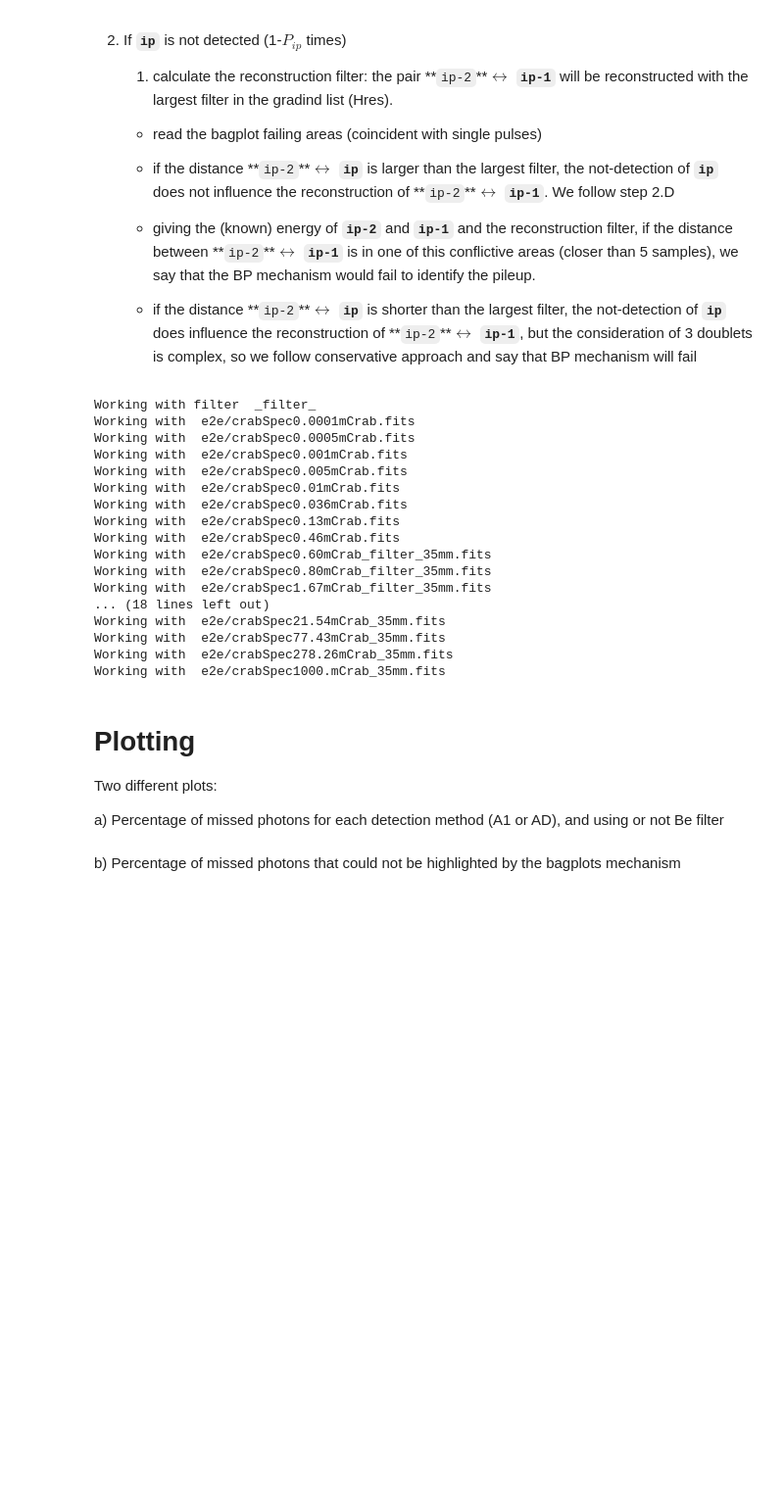
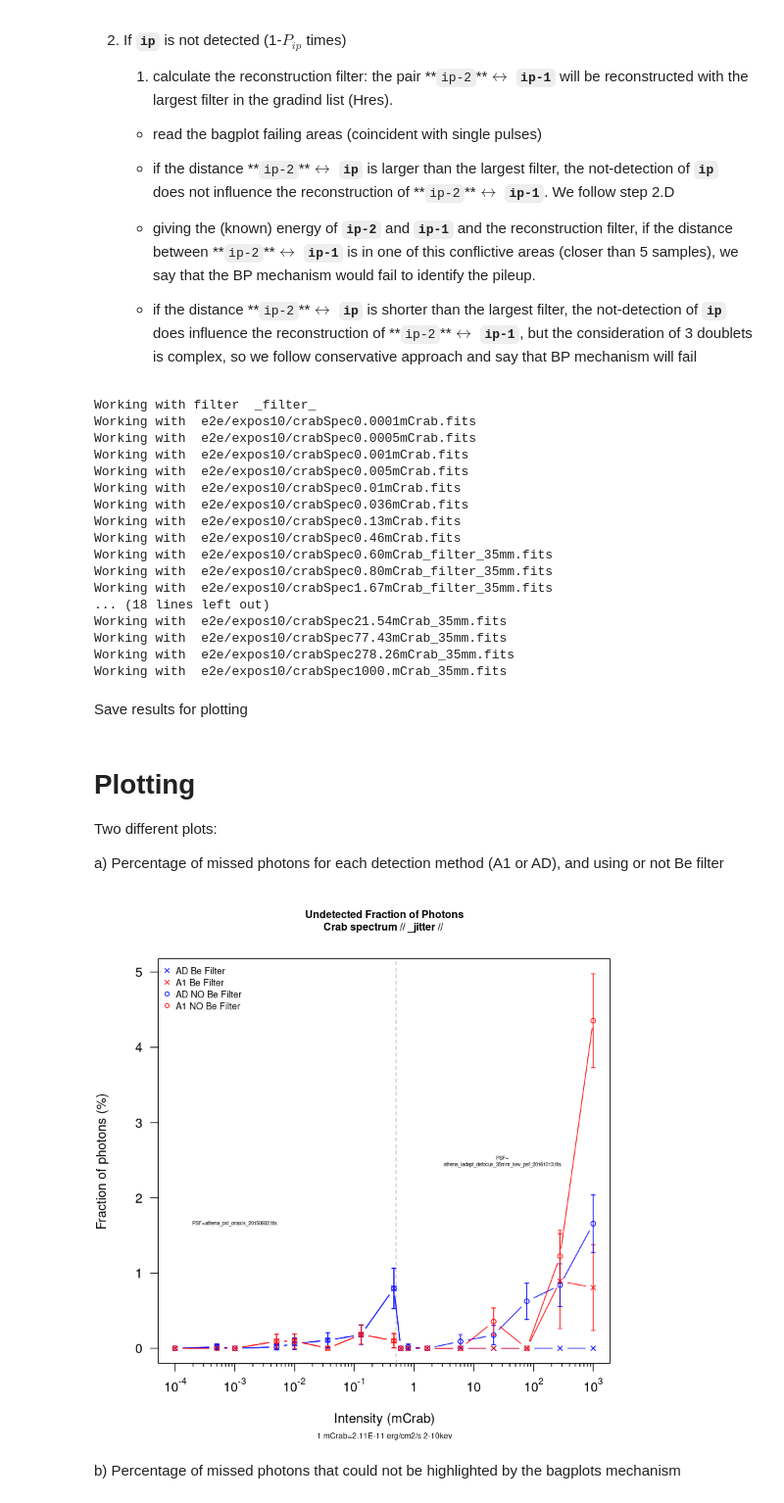
Before and after one commit to mtceballos/SIRENAcode, a Jupyter notebook: ERESOL/PAIRS/frequencyPairs.ipynb, the cells around one changed output. Shown at 98% size. Cells and saved outputs as stored; diff of their text form; code cells hidden in the pictures; blank space fills up the shorter version.

Commit message:
Improve maximum of plot calculation

```diff
--- a/ERESOL/PAIRS/frequencyPairs.ipynb
+++ b/ERESOL/PAIRS/frequencyPairs.ipynb
@@ -50,7 +54,8 @@ timeRes <- 1E-6 #s
 libTemplates <- "" # "" for full library or "_SHORT" for reduced library
 jitter <- "_jitter" # or ''
 samprateStr <- ""      # or '_samprate2'
-pdffile <- paste("e2e/FrequencyPairsLogScale",jitter,samprateStr,libTemplates,".pdf",sep="")
+simDir="e2e/expos10"
+pdffile <- paste(simDir,"/FrequencyPairsLogScale",jitter,samprateStr,libTemplates,".pdf",sep="")
 # Energies where detection (AD/A1) matrices are calculated
 EprimsMatrices <- c("0.2","1","2","2.5","4","4.5","6","6.5","8")
 EsecsMatrices  <- c("0.2","0.5","1","1.3","1.6","2","2.3","2.6",
@@ -240,12 +245,12 @@ for (ifi in 1:nfilters){
     for (ifl in 1:nFluxes){
         if(fluxes.mcrab[ifl] < 0.5) {
             # read evt file
-            evtFile <- paste("e2e/crabSpec",fluxes.mcrab[ifl],"mCrab.fits",sep="")
-            pixFile <- paste("e2e/crabSpec",fluxes.mcrab[ifl],"mCrab.piximpact",sep="")
+            evtFile <- paste(simDir,"/crabSpec",fluxes.mcrab[ifl],"mCrab.fits",sep="")
+            pixFile <- paste(simDir,"/crabSpec",fluxes.mcrab[ifl],"mCrab.piximpact",sep="")
         }else{
 
-            evtFile <- paste("e2e/crabSpec",fluxes.mcrab[ifl],"mCrab",filter,"35mm.fits",sep="")
-            pixFile <- paste("e2e/crabSpec",fluxes.mcrab[ifl],"mCrab",filter,"35mm.piximpact",sep="")
+            evtFile <- paste(simDir,"/crabSpec",fluxes.mcrab[ifl],"mCrab",filter,"35mm.fits",sep="")
+            pixFile <- paste(simDir,"/crabSpec",fluxes.mcrab[ifl],"mCrab",filter,"35mm.piximpact",sep="")
         }
         # READ PIXIMPACT file
         pp <- file(description = pixFile, open = "rb")
@@ -446,19 +451,21 @@ for (ifi in 1:nfilters){
 }#each filter
 # %% [output]
 Working with filter  _filter_
-Working with  e2e/crabSpec0.0001mCrab.fits
-Working with  e2e/crabSpec0.0005mCrab.fits
-Working with  e2e/crabSpec0.001mCrab.fits
-Working with  e2e/crabSpec0.005mCrab.fits
-Working with  e2e/crabSpec0.01mCrab.fits
-Working with  e2e/crabSpec0.036mCrab.fits
-Working with  e2e/crabSpec0.13mCrab.fits
-Working with  e2e/crabSpec0.46mCrab.fits
-Working with  e2e/crabSpec0.60mCrab_filter_35mm.fits
-Working with  e2e/crabSpec0.80mCrab_filter_35mm.fits
-Working with  e2e/crabSpec1.67mCrab_filter_35mm.fits
+Working with  e2e/expos10/crabSpec0.0001mCrab.fits
+Working with  e2e/expos10/crabSpec0.0005mCrab.fits
+Working with  e2e/expos10/crabSpec0.001mCrab.fits
+Working with  e2e/expos10/crabSpec0.005mCrab.fits
+Working with  e2e/expos10/crabSpec0.01mCrab.fits
+Working with  e2e/expos10/crabSpec0.036mCrab.fits
+Working with  e2e/expos10/crabSpec0.13mCrab.fits
+Working with  e2e/expos10/crabSpec0.46mCrab.fits
+Working with  e2e/expos10/crabSpec0.60mCrab_filter_35mm.fits
+Working with  e2e/expos10/crabSpec0.80mCrab_filter_35mm.fits
+Working with  e2e/expos10/crabSpec1.67mCrab_filter_35mm.fits
 ... (18 lines left out)
-Working with  e2e/crabSpec21.54mCrab_35mm.fits
-Working with  e2e/crabSpec77.43mCrab_35mm.fits
-Working with  e2e/crabSpec278.26mCrab_35mm.fits
-Working with  e2e/crabSpec1000.mCrab_35mm.fits
+Working with  e2e/expos10/crabSpec21.54mCrab_35mm.fits
+Working with  e2e/expos10/crabSpec77.43mCrab_35mm.fits
+Working with  e2e/expos10/crabSpec278.26mCrab_35mm.fits
+Working with  e2e/expos10/crabSpec1000.mCrab_35mm.fits
+# %% [markdown]
+Save results for plotting
@@ -468,8 +479,9 @@ Two different plots:
 
 a) Percentage of missed photons for each detection method (A1 or AD), and using or not Be filter
 # %%
-pdf(pdffile)
-par(mfrow=c(1,2))
+#pdf(pdffile)
+#dev.off()
+#par(mfrow=c(2,1))
 subtit=paste("//",jitter,"//",samprateStr)
 
 if(libTemplates == "_SHORT") {
@@ -481,36 +493,41 @@ yplus  <- as.numeric(nFluxes)
 # PLOTTING (UN)DETECTION
 ##########################
 # draw log axes
-y1max <- max(photonsMiss[,,]/nsims*100 + sqrt(photonsMiss[,,])/nsims*100)
+y1maxAD <- photonsMiss[nFluxes,2,1]/nsimsMat[2,nFluxes]*100 + sqrt(photonsMiss[nFluxes,2,1])/nsimsMat[2,nFluxes]*100
+y1maxA1 <- photonsMiss[nFluxes,2,2]/nsimsMat[2,nFluxes]*100 + sqrt(photonsMiss[nFluxes,2,2])/nsimsMat[2,nFluxes]*100
+y1max <- max(y1maxAD, y1maxA1)
+
 drawLogPlotBox(xlimits=c(1E-4,1E3),ylimits=c(0,y1max), logxy="x",xlabel="Intensity (mCrab)",
                ylabel=expression("Fraction of photons (%)"), naxes=c(T,T,F,F))
 title(main=paste("Undetected Fraction of Photons\n Crab spectrum",subtit,"\n"), cex.main=0.8,
       sub="1 mCrab=2.11E-11 erg/cm2/s 2-10kev",cex.sub=0.6)
 # draw limit of difusion
 abline(v=0.5,col="grey",lty=2)
 for (ifi in 1:nfilters){
     for(idet in 1:nmodes){
         coldet<- "blue"
         if(detectionModes[idet] == "A1") coldet <- "red"
         points(fluxes.mcrab,photonsMiss[,ifi,idet]/nsimsMat[ifi,]*100,
                col=coldet,type = "b",pch=legendPch[ifi],cex=0.8)
-        yminus <- photonsMiss[,ifi,idet]/nsims*100 - sqrt(photonsMiss[,ifi,idet])/nsims*100
-        yplus  <- photonsMiss[,ifi,idet]/nsims*100 + sqrt(photonsMiss[,ifi,idet])/nsims*100
+        yminus <- photonsMiss[,ifi,idet]/nsimsMat[ifi,]*100 - sqrt(photonsMiss[,ifi,idet])/nsimsMat[ifi,]*100
+        yplus  <- photonsMiss[,ifi,idet]/nsimsMat[ifi,]*100 + sqrt(photonsMiss[,ifi,idet])/nsimsMat[ifi,]*100
         suppressWarnings(arrows(as.numeric(fluxes.mcrab), yminus,as.numeric(fluxes.mcrab),yplus,
                col=coldet,lty=1,length=0.025, angle=90, code=3))
     }
 }
 # plot legend
 legend("topleft",legend=c(paste(detectionModes[1],legendTitles[1]),
                           paste(detectionModes[2],legendTitles[1]),
                           paste(detectionModes[1],legendTitles[2]),
                           paste(detectionModes[2],legendTitles[2])),
                 col=c("blue","red","blue","red"),
                 pch=c(legendPch[1],legendPch[1],legendPch[2],legendPch[2]),
                 cex=0.7,bty="n")
 
 text(1E-3,y1max/3.,"PSF=athena_psf_onaxis_20150602.fits",cex=0.4)
 text(30,y1max/2.,"PSF=\nathena_ladapt_defocus_35mm_kev_psf_20161013.fits",cex=0.4)
+# %% [output]
+[figure, added]
 # %% [markdown]
 b) Percentage of missed photons that could not be highlighted by the bagplots mechanism
 # %%
```
Also changed, not shown: parts of 4 cells of this notebook.
